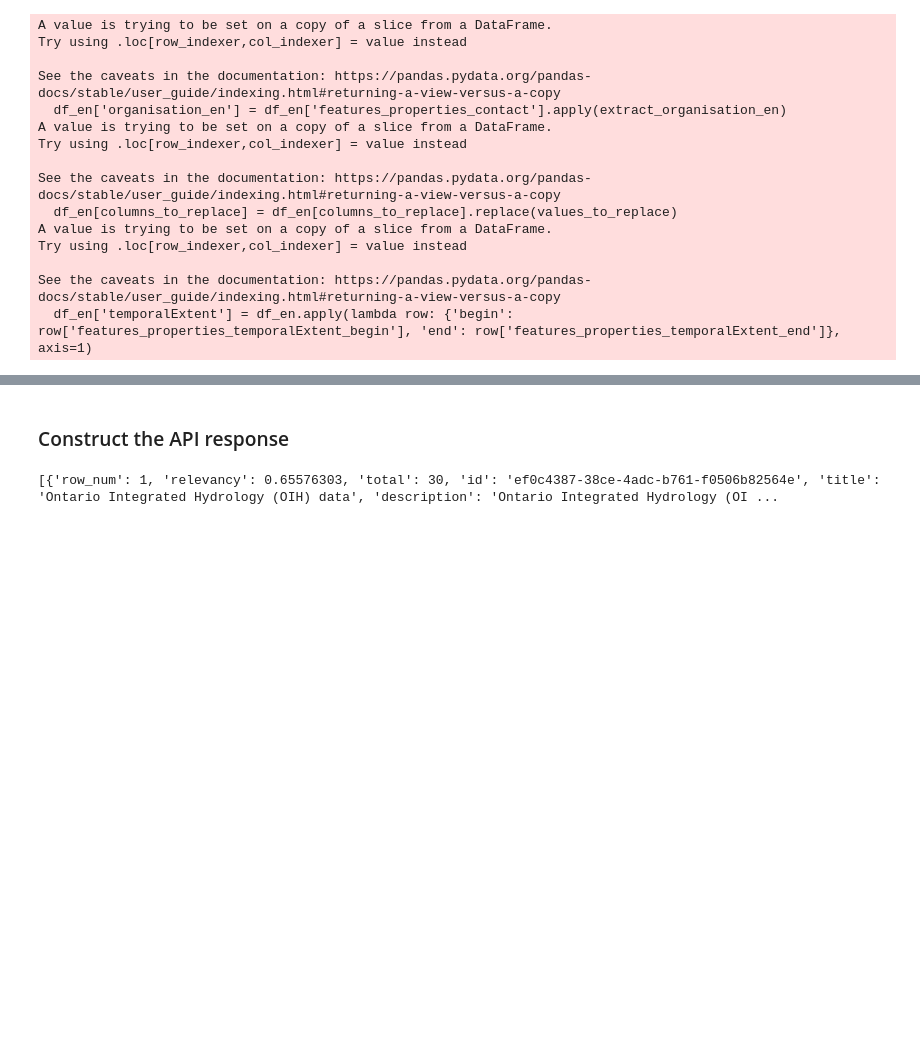
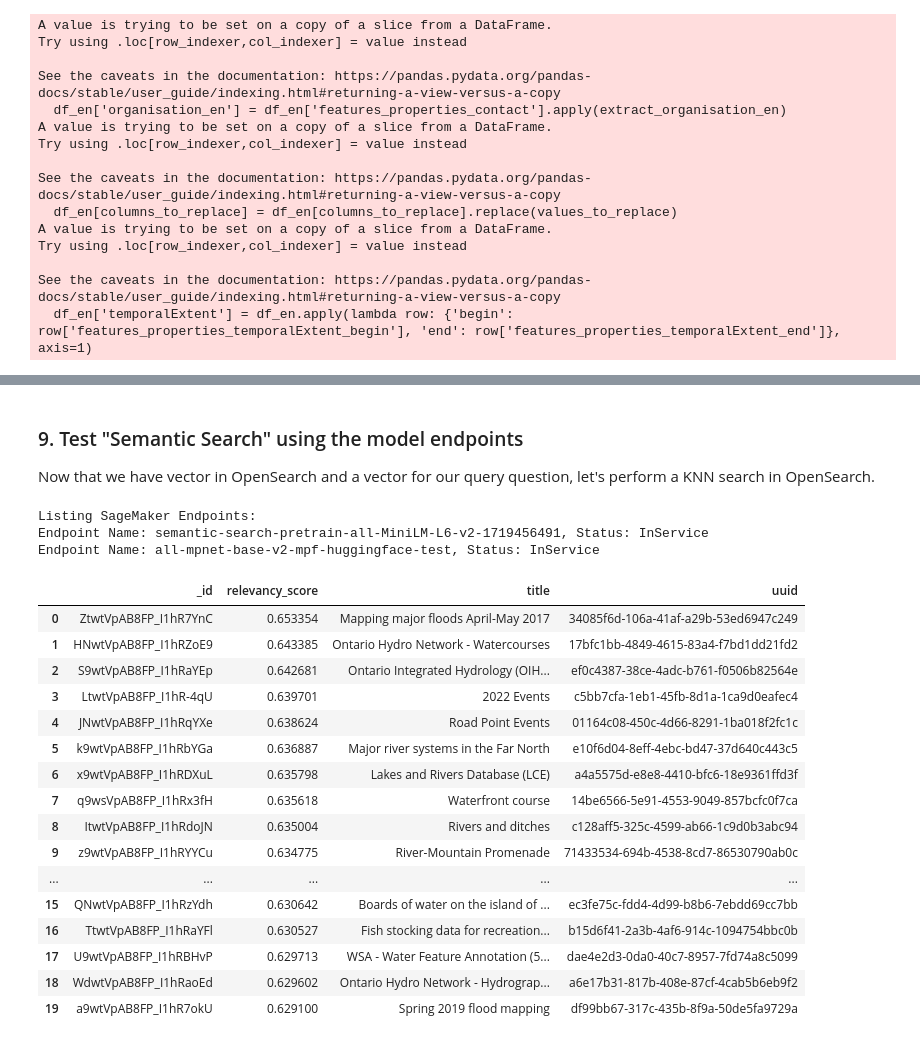
Before and after one commit to bernardbenson/semantic-search-with-amazon-opensearch, a Jupyter notebook: Demo2-Semantic-search-with-pretain-model.ipynb, the cells around one changed output, grey strips where cells are left out. Saved outputs shown, nothing was run; the diff lists cells and outputs as text; code cells hidden in the pictures; blank space fills up the shorter version.

```diff
--- a/Demo2-Semantic-search-with-pretain-model.ipynb
+++ b/Demo2-Semantic-search-with-pretain-model.ipynb
@@ -628,2 +514,0 @@ display(query_result_df)
-# %% [markdown]
-### Construct the API response
@@ -677,6 +515,4 @@ def create_api_response(search_results):
-# %%
-api_response = create_api_response(res)
-print(api_response)
-print(json.dumps(api_response[0], indent=4))
-# %% [output]
-[{'row_num': 1, 'relevancy': 0.65576303, 'total': 30, 'id': 'ef0c4387-38ce-4adc-b761-f0506b82564e', 'title': 'Ontario Integrated Hydrology (OIH) data', 'description': 'Ontario Integrated Hydrology (OI ...
+# %% [markdown]
+### 9. Test "Semantic Search" using the model endpoints
+
+Now that we have vector in OpenSearch and a vector for our query question, let's perform a KNN search in OpenSearch.
@@ -682,0 +585,48 @@ print(json.dumps(api_response[0], indent=4))
+# %%
+list_sagemaker_endpoints()
+# %% [output]
+Listing SageMaker Endpoints:
+Endpoint Name: semantic-search-pretrain-all-MiniLM-L6-v2-1719456491, Status: InService
+Endpoint Name: all-mpnet-base-v2-mpf-huggingface-test, Status: InService
+# %%
+endpoint_name = 'semantic-search-pretrain-all-MiniLM-L6-v2-1719456491'
+payload = "Riverice events in ottawa"
+vector = invoke_sagemaker_endpoint_pretrain(endpoint_name, payload)
+# %%
+query={
+    "size": 20,
+    "query": {
+        "knn": {
+            "vector":{
+                "vector":vector,
+                "k":20
+            }
+        }
+    }
+}
+
+res = aos_client.search(index=index_name, size=20,body=query,request_timeout=55)
+query_result=[]
+for hit in res['hits']['hits']:
+    row=[hit['_id'],hit['_score'],hit['_source']['title'],hit['_source']['id']]
+    query_result.append(row)
+query_result_df = pd.DataFrame(data=query_result,columns=["_id","relevancy_score","title",'uuid'])
+display(query_result_df)
+# %% [output]
+|  | _id | relevancy_score | title | uuid |
+| 0 | ZtwtVpAB8FP_I1hR7YnC | 0.653354 | Mapping major floods April-May 2017 | 34085f6d-106a-41af-a29b-53ed6947c249 |
+| 1 | HNwtVpAB8FP_I1hRZoE9 | 0.643385 | Ontario Hydro Network - Watercourses | 17bfc1bb-4849-4615-83a4-f7bd1dd21fd2 |
+| 2 | S9wtVpAB8FP_I1hRaYEp | 0.642681 | Ontario Integrated Hydrology (OIH... | ef0c4387-38ce-4adc-b761-f0506b82564e |
+| 3 | LtwtVpAB8FP_I1hR-4qU | 0.639701 | 2022 Events | c5bb7cfa-1eb1-45fb-8d1a-1ca9d0eafec4 |
+| 4 | JNwtVpAB8FP_I1hRqYXe | 0.638624 | Road Point Events | 01164c08-450c-4d66-8291-1ba018f2fc1c |
+| 5 | k9wtVpAB8FP_I1hRbYGa | 0.636887 | Major river systems in the Far North | e10f6d04-8eff-4ebc-bd47-37d640c443c5 |
+| 6 | x9wtVpAB8FP_I1hRDXuL | 0.635798 | Lakes and Rivers Database (LCE) | a4a5575d-e8e8-4410-bfc6-18e9361ffd3f |
+| 7 | q9wsVpAB8FP_I1hRx3fH | 0.635618 | Waterfront course | 14be6566-5e91-4553-9049-857bcfc0f7ca |
+| 8 | ItwtVpAB8FP_I1hRdoJN | 0.635004 | Rivers and ditches | c128aff5-325c-4599-ab66-1c9d0b3abc94 |
+| 9 | z9wtVpAB8FP_I1hRYYCu | 0.634775 | River-Mountain Promenade | 71433534-694b-4538-8cd7-86530790ab0c |
+| ... | ... | ... | ... | ... |
+| 15 | QNwtVpAB8FP_I1hRzYdh | 0.630642 | Boards of water on the island of ... | ec3fe75c-fdd4-4d99-b8b6-7ebdd69cc7bb |
+| 16 | TtwtVpAB8FP_I1hRaYFl | 0.630527 | Fish stocking data for recreation... | b15d6f41-2a3b-4af6-914c-1094754bbc0b |
+| 17 | U9wtVpAB8FP_I1hRBHvP | 0.629713 | WSA - Water Feature Annotation (5... | dae4e2d3-0da0-40c7-8957-7fd74a8c5099 |
+| 18 | WdwtVpAB8FP_I1hRaoEd | 0.629602 | Ontario Hydro Network - Hydrograp... | a6e17b31-817b-408e-87cf-4cab5b6eb9f2 |
+| 19 | a9wtVpAB8FP_I1hR7okU | 0.629100 | Spring 2019 flood mapping | df99bb67-317c-435b-8f9a-50de5fa9729a |
```
Also changed, not shown: parts of 44 cells of this notebook, 2 other files.
